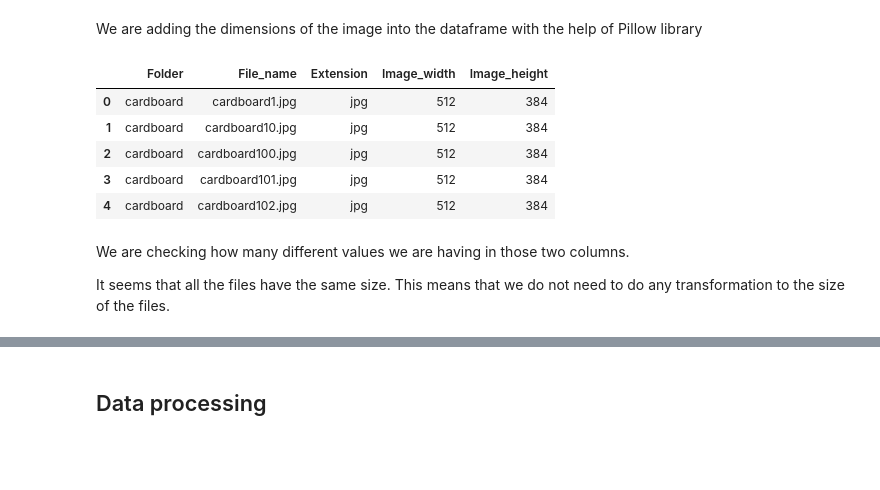
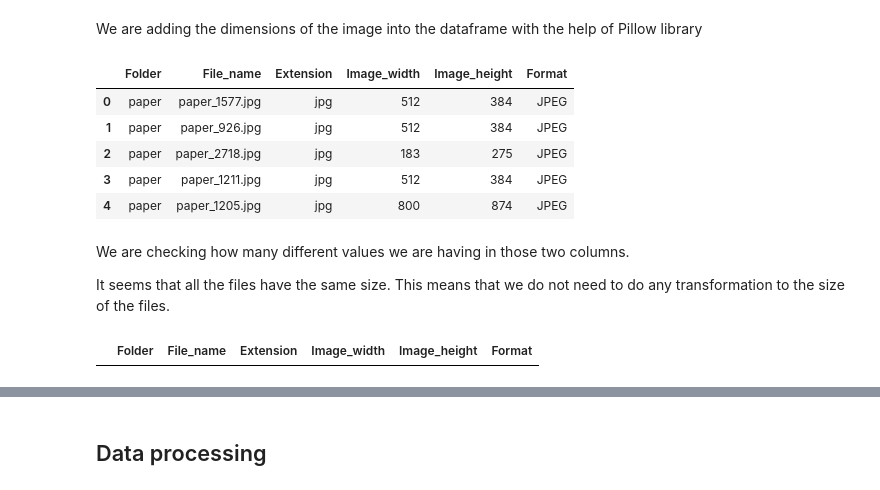
Before and after one commit to AndreiDebreceni/ai-garbage-image-classification, a Jupyter notebook: garbage-image-classification.ipynb, the cells around one changed output, grey strips where cells are left out. Cells and saved outputs as stored; diff of their text form; code cells hidden in the pictures; blank space fills up the shorter version.

```diff
--- a/garbage-image-classification.ipynb
+++ b/garbage-image-classification.ipynb
@@ -69,4 +66,7 @@ We can see that we have only 'jpg' files.
 df['Extension'] = df['File_name'].str.split('.').str[-1]
 
 df['Extension'].value_counts()
+
+df.drop(df[df['Extension']=='DS_Store'].index , inplace=True)
+df.head()
 # %% [output]
@@ -80,26 +83,32 @@ We are adding the dimensions of the image into the dataframe with the help of Pi
 # %%
 from PIL import Image
 
 def get_image_dimensions(df_row):
     file_path = os.path.join(directory_path, df_row['Folder'], df_row['File_name'])
     image = Image.open(file_path)
     width, height = image.size
-    return width, height
+    return width, height, image.format
 
-df['Image_width'], df['Image_height'] = zip(*df.apply(get_image_dimensions, axis=1))
+df['Image_width'], df['Image_height'], df['Format'] = zip(*df.apply(get_image_dimensions, axis=1))
 
 df.head()
 # %% [output]
-|  | Folder | File_name | Extension | Image_width | Image_height |
-| 0 | cardboard | cardboard1.jpg | jpg | 512 | 384 |
-| 1 | cardboard | cardboard10.jpg | jpg | 512 | 384 |
-| 2 | cardboard | cardboard100.jpg | jpg | 512 | 384 |
-| 3 | cardboard | cardboard101.jpg | jpg | 512 | 384 |
-| 4 | cardboard | cardboard102.jpg | jpg | 512 | 384 |
+|  | Folder | File_name | Extension | Image_width | Image_height | Format |
+| 0 | paper | paper_1577.jpg | jpg | 512 | 384 | JPEG |
+| 1 | paper | paper_926.jpg | jpg | 512 | 384 | JPEG |
+| 2 | paper | paper_2718.jpg | jpg | 183 | 275 | JPEG |
+| 3 | paper | paper_1211.jpg | jpg | 512 | 384 | JPEG |
+| 4 | paper | paper_1205.jpg | jpg | 800 | 874 | JPEG |
 # %% [markdown]
 We are checking how many different values we are having in those two columns.
 
 It seems that all the files have the same size. This means that we do not need to do any transformation to the size of the files.
+# %%
+df['Format'].value_counts()
+formats = df[df['Format'] != "JPEG"]
+formats.head(10)
+# %% [output]
+|  | Folder | File_name | Extension | Image_width | Image_height | Format |
 # %%
 print(df.Image_width.value_counts())
 print(30*'*')
```
Also changed, not shown: parts of 26 cells of this notebook, 1 other file.
